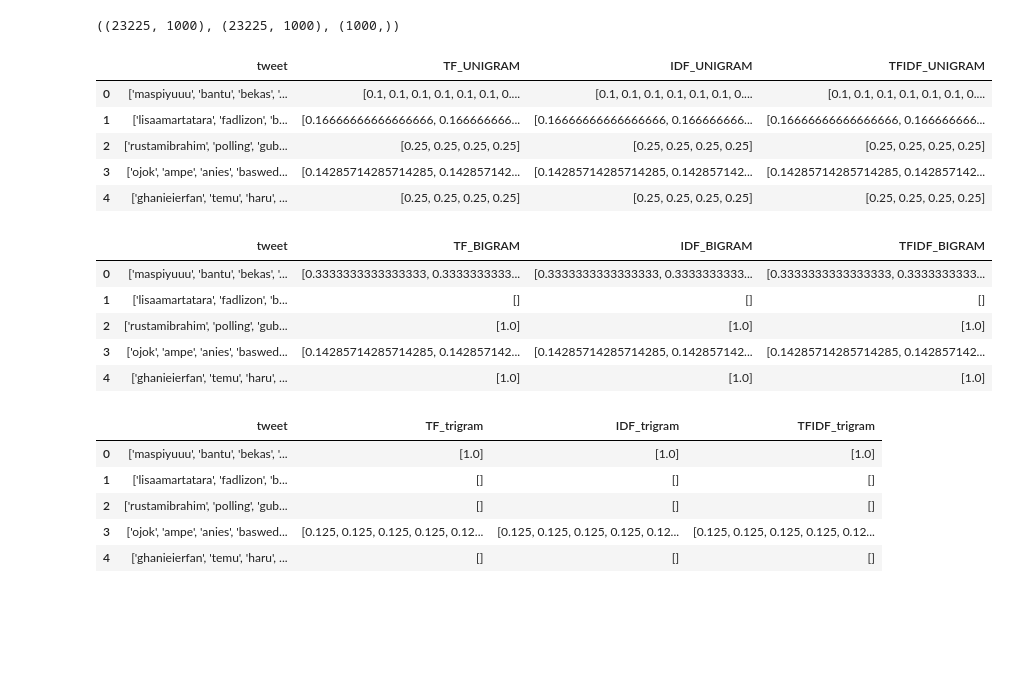
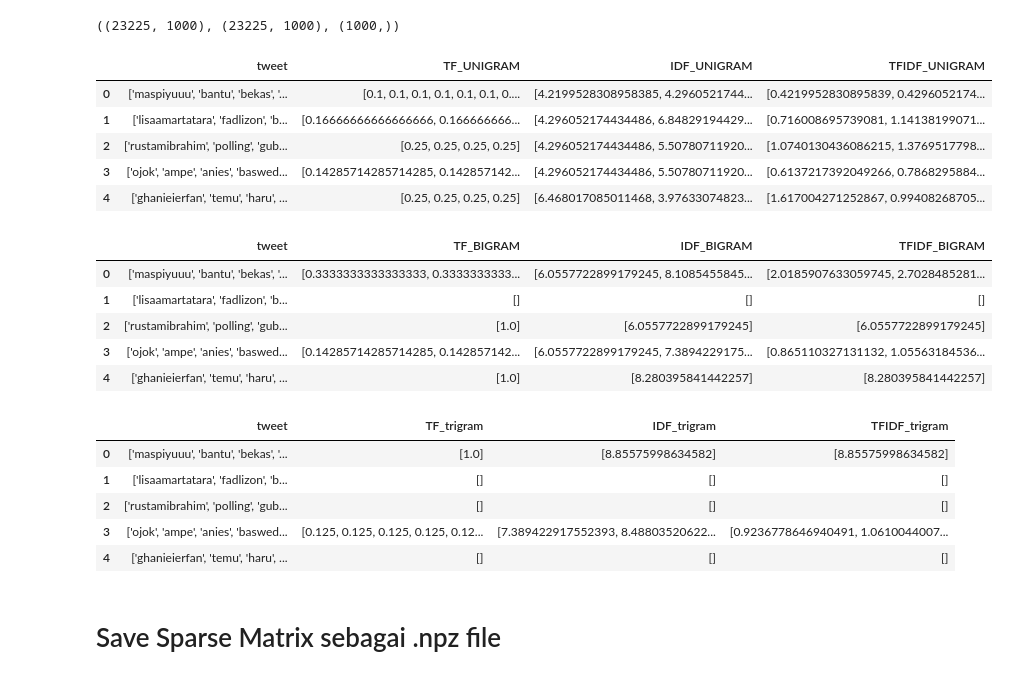
Before and after one commit to Muhammad-Yunus/Neural-Network, a Jupyter notebook: 3. Convolutional Neural Network/Pembobotan TF-IDF/2. Pembobotan TF-IDF.ipynb, the cells around one changed output. Saved outputs shown, nothing was run; the diff lists cells and outputs as text; code cells hidden in the pictures; blank space fills up the shorter version.

```diff
--- a/3. Convolutional Neural Network/Pembobotan TF-IDF/2. Pembobotan TF-IDF.ipynb
+++ b/3. Convolutional Neural Network/Pembobotan TF-IDF/2. Pembobotan TF-IDF.ipynb
@@ -357,7 +357,7 @@ array([[0., 0., 0., ..., 0., 0., 0.],
        [0., 0., 0., ..., 0., 0., 0.],
        [0., 0., 0., ..., 0., 0., 0.]])
 # %%
-idx_sample = 0
+idx_sample = 1
 
 print("Show TFIDF sample ke-" + str(idx_sample), "\n")
 print(TWEET_DATA["tweet"][idx_sample], "\n")
@@ -398,30 +394,30 @@ tf_mat_unigram.shape, tfidf_mat_unigram.shape, idf_mat_unigram.shape
 # %%
 def get_TF_unigram(row):
     idx = row.name
     return [tf for tf in tf_mat_unigram[idx] if tf != 0.0]
 
 TWEET_DATA["TF_UNIGRAM"] = TWEET_DATA.apply(get_TF_unigram, axis=1)
 
 def get_IDF_unigram(row):
     idx = row.name
     return [item[1] for item in zip(tf_mat_unigram[idx], idf_mat_unigram) if item[0] != 0.0]
 
-TWEET_DATA["IDF_UNIGRAM"] = TWEET_DATA.apply(get_TF_unigram, axis=1)
+TWEET_DATA["IDF_UNIGRAM"] = TWEET_DATA.apply(get_IDF_unigram, axis=1)
 
 def get_TFIDF_unigram(row):
     idx = row.name
-    return [tfidf for tfidf in tfidf_mat_unigram if tfidf != 0.0]
+    return [tfidf for tfidf in tfidf_mat_unigram[idx] if tfidf != 0.0]
 
-TWEET_DATA["TFIDF_UNIGRAM"] = TWEET_DATA.apply(get_TF_unigram, axis=1)
+TWEET_DATA["TFIDF_UNIGRAM"] = TWEET_DATA.apply(get_TFIDF_unigram, axis=1)
 
 TWEET_DATA[["tweet", "TF_UNIGRAM", "IDF_UNIGRAM", "TFIDF_UNIGRAM"]].head()
 # %% [output]
 |  | tweet | TF_UNIGRAM | IDF_UNIGRAM | TFIDF_UNIGRAM |
-| 0 | ['maspiyuuu', 'bantu', 'bekas', '... | [0.1, 0.1, 0.1, 0.1, 0.1, 0.1, 0.... | [0.1, 0.1, 0.1, 0.1, 0.1, 0.1, 0.... | [0.1, 0.1, 0.1, 0.1, 0.1, 0.1, 0.... |
-| 1 | ['lisaamartatara', 'fadlizon', 'b... | [0.16666666666666666, 0.166666666... | [0.16666666666666666, 0.166666666... | [0.16666666666666666, 0.166666666... |
-| 2 | ['rustamibrahim', 'polling', 'gub... | [0.25, 0.25, 0.25, 0.25] | [0.25, 0.25, 0.25, 0.25] | [0.25, 0.25, 0.25, 0.25] |
-| 3 | ['ojok', 'ampe', 'anies', 'baswed... | [0.14285714285714285, 0.142857142... | [0.14285714285714285, 0.142857142... | [0.14285714285714285, 0.142857142... |
-| 4 | ['ghanieierfan', 'temu', 'haru', ... | [0.25, 0.25, 0.25, 0.25] | [0.25, 0.25, 0.25, 0.25] | [0.25, 0.25, 0.25, 0.25] |
+| 0 | ['maspiyuuu', 'bantu', 'bekas', '... | [0.1, 0.1, 0.1, 0.1, 0.1, 0.1, 0.... | [4.2199528308958385, 4.2960521744... | [0.4219952830895839, 0.4296052174... |
+| 1 | ['lisaamartatara', 'fadlizon', 'b... | [0.16666666666666666, 0.166666666... | [4.296052174434486, 6.84829194429... | [0.716008695739081, 1.14138199071... |
+| 2 | ['rustamibrahim', 'polling', 'gub... | [0.25, 0.25, 0.25, 0.25] | [4.296052174434486, 5.50780711920... | [1.0740130436086215, 1.3769517798... |
+| 3 | ['ojok', 'ampe', 'anies', 'baswed... | [0.14285714285714285, 0.142857142... | [4.296052174434486, 5.50780711920... | [0.6137217392049266, 0.7868295884... |
+| 4 | ['ghanieierfan', 'temu', 'haru', ... | [0.25, 0.25, 0.25, 0.25] | [6.468017085011468, 3.97633074823... | [1.617004271252867, 0.99408268705... |
 # %%
 # save TFIDF Unigram to Excel
 
@@ -437,22 +433,22 @@ def get_IDF_bigram(row):
     idx = row.name
     return [item[1] for item in zip(tf_mat_bigram[idx], idf_mat_bigram) if item[0] != 0.0]
 
-TWEET_DATA["IDF_BIGRAM"] = TWEET_DATA.apply(get_TF_bigram, axis=1)
+TWEET_DATA["IDF_BIGRAM"] = TWEET_DATA.apply(get_IDF_bigram, axis=1)
 
 def get_TFIDF_bigram(row):
     idx = row.name
-    return [tfidf for tfidf in tfidf_mat_bigram if tfidf != 0.0]
+    return [tfidf for tfidf in tfidf_mat_bigram[idx] if tfidf != 0.0]
 
-TWEET_DATA["TFIDF_BIGRAM"] = TWEET_DATA.apply(get_TF_bigram, axis=1)
+TWEET_DATA["TFIDF_BIGRAM"] = TWEET_DATA.apply(get_TFIDF_bigram, axis=1)
 
 TWEET_DATA[["tweet", "TF_BIGRAM", "IDF_BIGRAM", "TFIDF_BIGRAM"]].head()
 # %% [output]
 |  | tweet | TF_BIGRAM | IDF_BIGRAM | TFIDF_BIGRAM |
-| 0 | ['maspiyuuu', 'bantu', 'bekas', '... | [0.3333333333333333, 0.3333333333... | [0.3333333333333333, 0.3333333333... | [0.3333333333333333, 0.3333333333... |
+| 0 | ['maspiyuuu', 'bantu', 'bekas', '... | [0.3333333333333333, 0.3333333333... | [6.0557722899179245, 8.1085455845... | [2.0185907633059745, 2.7028485281... |
 | 1 | ['lisaamartatara', 'fadlizon', 'b... | [] | [] | [] |
-| 2 | ['rustamibrahim', 'polling', 'gub... | [1.0] | [1.0] | [1.0] |
-| 3 | ['ojok', 'ampe', 'anies', 'baswed... | [0.14285714285714285, 0.142857142... | [0.14285714285714285, 0.142857142... | [0.14285714285714285, 0.142857142... |
-| 4 | ['ghanieierfan', 'temu', 'haru', ... | [1.0] | [1.0] | [1.0] |
+| 2 | ['rustamibrahim', 'polling', 'gub... | [1.0] | [6.0557722899179245] | [6.0557722899179245] |
+| 3 | ['ojok', 'ampe', 'anies', 'baswed... | [0.14285714285714285, 0.142857142... | [6.0557722899179245, 7.3894229175... | [0.865110327131132, 1.05563184536... |
+| 4 | ['ghanieierfan', 'temu', 'haru', ... | [1.0] | [8.280395841442257] | [8.280395841442257] |
 # %%
 # save TFIDF Bigram to Excel
 
@@ -468,23 +464,25 @@ def get_IDF_trigram(row):
     idx = row.name
     return [item[1] for item in zip(tf_mat_trigram[idx], idf_mat_trigram) if item[0] != 0.0]
 
-TWEET_DATA["IDF_trigram"] = TWEET_DATA.apply(get_TF_trigram, axis=1)
+TWEET_DATA["IDF_trigram"] = TWEET_DATA.apply(get_IDF_trigram, axis=1)
 
 def get_TFIDF_trigram(row):
     idx = row.name
-    return [tfidf for tfidf in tfidf_mat_trigram if tfidf != 0.0]
+    return [tfidf for tfidf in tfidf_mat_trigram[idx] if tfidf != 0.0]
 
-TWEET_DATA["TFIDF_trigram"] = TWEET_DATA.apply(get_TF_trigram, axis=1)
+TWEET_DATA["TFIDF_trigram"] = TWEET_DATA.apply(get_TFIDF_trigram, axis=1)
 
 TWEET_DATA[["tweet", "TF_trigram", "IDF_trigram", "TFIDF_trigram"]].head()
 # %% [output]
 |  | tweet | TF_trigram | IDF_trigram | TFIDF_trigram |
-| 0 | ['maspiyuuu', 'bantu', 'bekas', '... | [1.0] | [1.0] | [1.0] |
+| 0 | ['maspiyuuu', 'bantu', 'bekas', '... | [1.0] | [8.85575998634582] | [8.85575998634582] |
 | 1 | ['lisaamartatara', 'fadlizon', 'b... | [] | [] | [] |
 | 2 | ['rustamibrahim', 'polling', 'gub... | [] | [] | [] |
-| 3 | ['ojok', 'ampe', 'anies', 'baswed... | [0.125, 0.125, 0.125, 0.125, 0.12... | [0.125, 0.125, 0.125, 0.125, 0.12... | [0.125, 0.125, 0.125, 0.125, 0.12... |
+| 3 | ['ojok', 'ampe', 'anies', 'baswed... | [0.125, 0.125, 0.125, 0.125, 0.12... | [7.389422917552393, 8.48803520622... | [0.9236778646940491, 1.0610044007... |
 | 4 | ['ghanieierfan', 'temu', 'haru', ... | [] | [] | [] |
 # %%
 # save TFIDF Trigram to Excel
 
 TWEET_DATA[["tweet", "TF_trigram", "IDF_trigram", "TFIDF_trigram"]].to_excel("TFIDF_Trigram.xlsx")
+# %% [markdown]
+# Save Sparse Matrix sebagai .npz file
```
Also changed, not shown: parts of 3 cells of this notebook.
